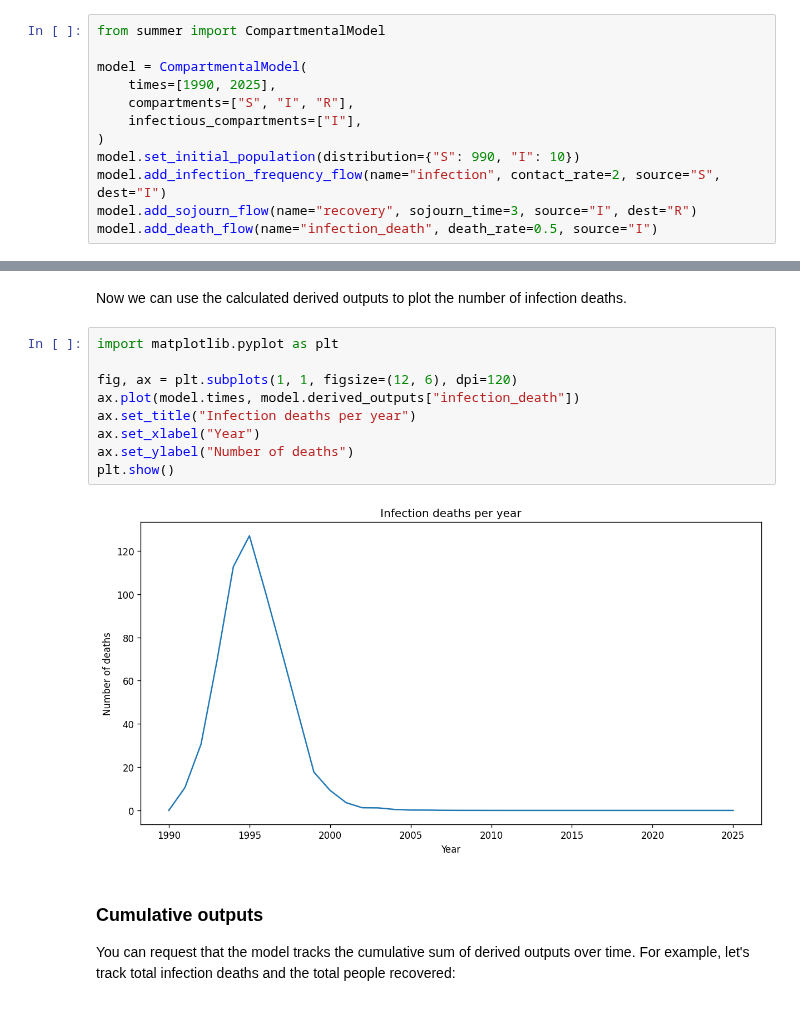
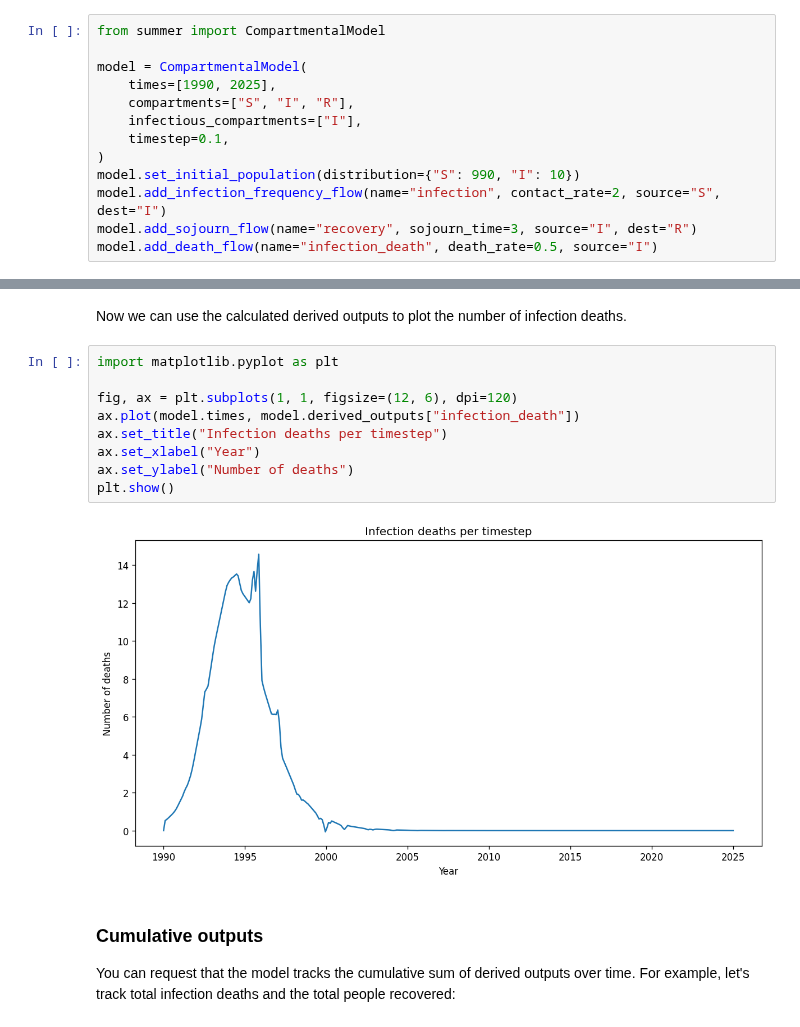
Before and after one commit to monash-emu/summer, a Jupyter notebook: docs/examples/sir-derived-outputs-example.ipynb, the cells around one changed output, grey strips where cells are left out. Drawn from its saved outputs; the diff is of its cells as text.

```diff
--- a/docs/examples/sir-derived-outputs-example.ipynb
+++ b/docs/examples/sir-derived-outputs-example.ipynb
@@ -9,6 +9,7 @@ model = CompartmentalModel(
     times=[1990, 2025],
     compartments=["S", "I", "R"],
     infectious_compartments=["I"],
+    timestep=0.1,
 )
 model.set_initial_population(distribution={"S": 990, "I": 10})
 model.add_infection_frequency_flow(name="infection", contact_rate=2, source="S", dest="I")
@@ -29,14 +35,14 @@ Now we can use the calculated derived outputs to plot the number of infection de
 # %%
 import matplotlib.pyplot as plt
 
 fig, ax = plt.subplots(1, 1, figsize=(12, 6), dpi=120)
 ax.plot(model.times, model.derived_outputs["infection_death"])
-ax.set_title("Infection deaths per year")
+ax.set_title("Infection deaths per timestep")
 ax.set_xlabel("Year")
 ax.set_ylabel("Number of deaths")
 plt.show()
 # %% [output]
-[figure, old version]
+[figure, new version]
 # %% [markdown]
 
 
```
Also changed, not shown: parts of 6 cells of this notebook, 9 other files.
